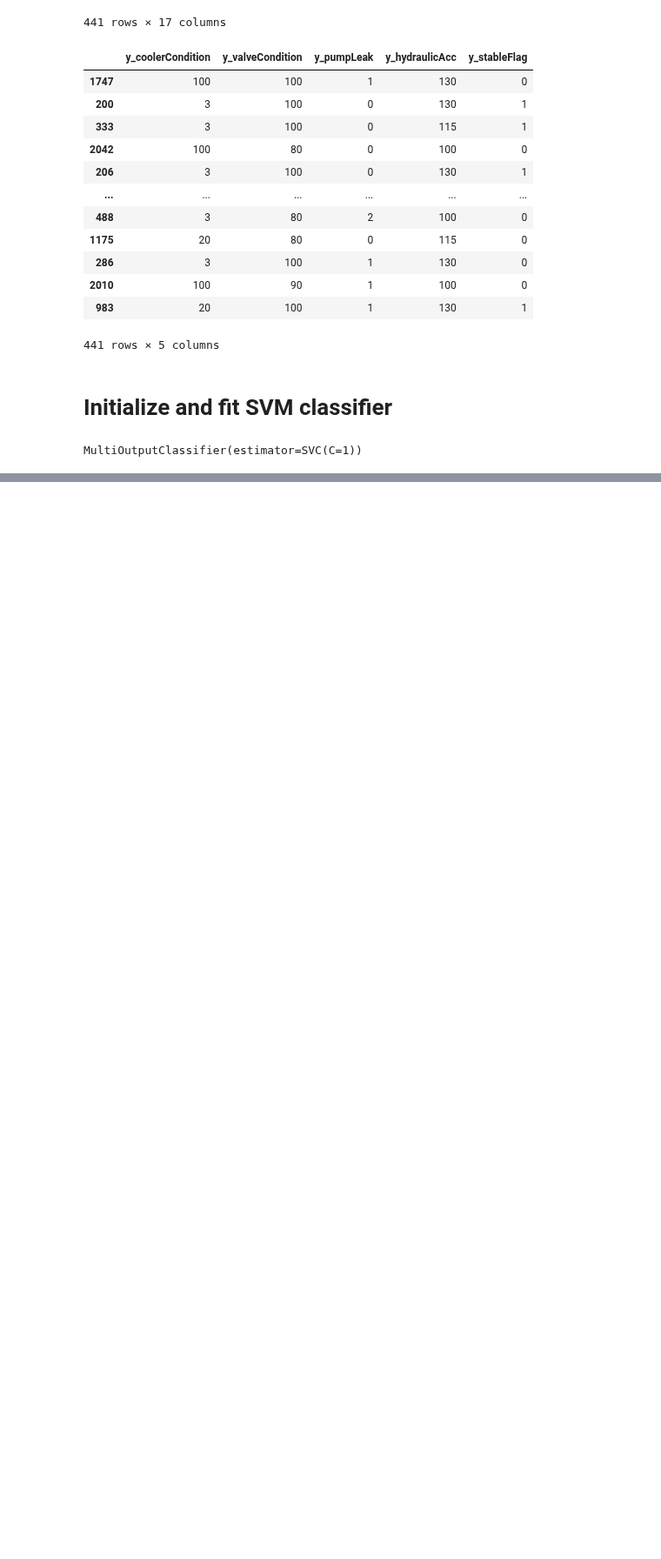
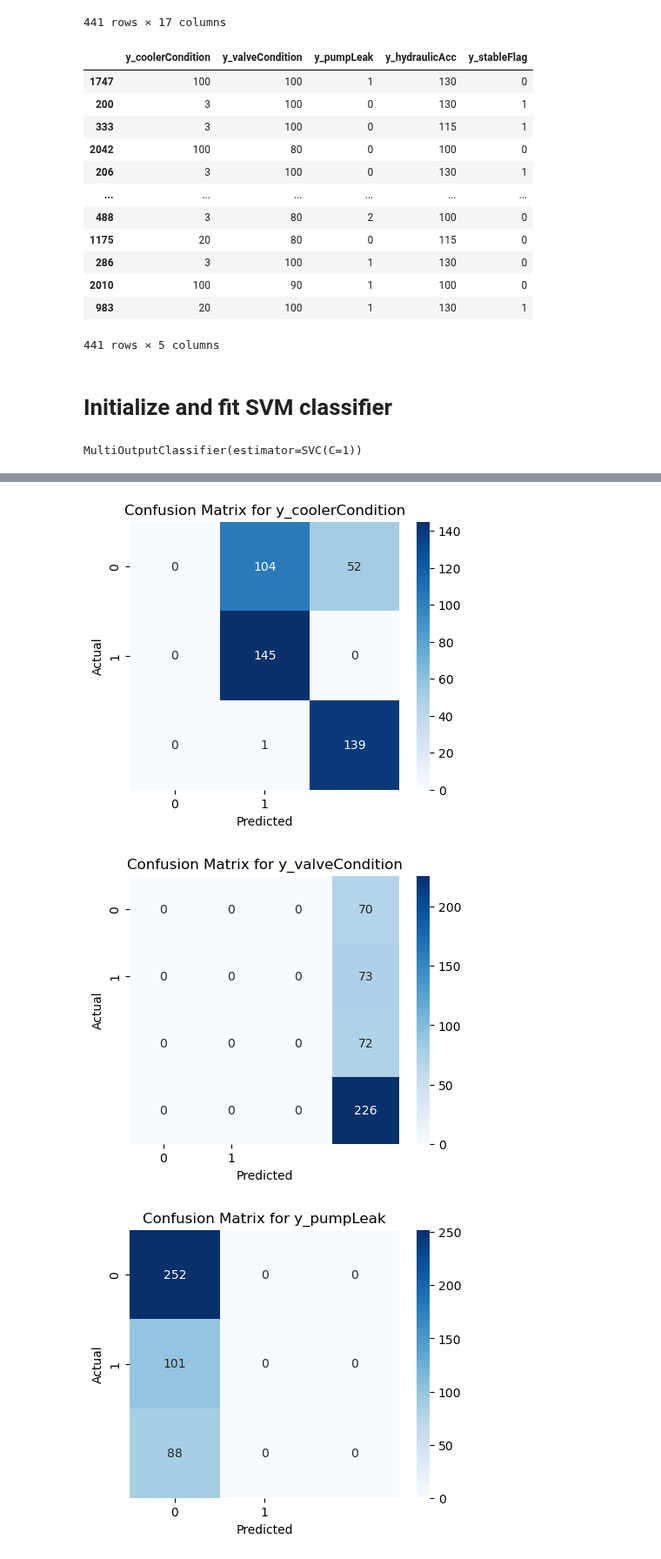
Before and after one commit to ajaykofficial/Machine-Learning, a Jupyter notebook: Condition Monitoring of Hydraulic System/SVM.ipynb, the cells around one changed output, grey strips where cells are left out. Shown at 87% size. Saved outputs shown, nothing was run; the diff lists cells and outputs as text; code cells hidden in the pictures; blank space fills up the shorter version.

Commit message:
Plot confusion matrix for each output variable

```diff
--- a/Condition Monitoring of Hydraulic System/SVM.ipynb
+++ b/Condition Monitoring of Hydraulic System/SVM.ipynb
@@ -187,0 +190,10 @@ array([[100, 100,   0,  90,   0],
+# %%
+accuracies = []
+for i in range(y_test.shape[1]):
+    accuracy_i = accuracy_score(y_test.iloc[:, i], y_pred[:, i])
+    accuracies.append(accuracy_i)
+    print(f"Accuracy for {y_test.columns[i]}: {accuracy_i}")
+
+# Calculate overall accuracy
+overall_accuracy = sum(accuracies) / len(accuracies)
+print(f"Overall Accuracy: {overall_accuracy}")
@@ -187,0 +209,13 @@ array([[100, 100,   0,  90,   0],
+# %%
+for i in range(y_test.shape[1]):
+    cm = confusion_matrix(y_test.iloc[:, i], y_pred[:, i])
+    plt.figure(figsize=(5, 4))
+    sns.heatmap(cm, annot=True, fmt="d", cmap="Blues", xticklabels=['0', '1'], yticklabels=['0', '1'])
+    plt.title(f'Confusion Matrix for {y_test.columns[i]}')
+    plt.xlabel('Predicted')
+    plt.ylabel('Actual')
+    plt.show()
+# %% [output]
+[figure, added]
+[figure, added]
+[figure, added]
```
Also changed, not shown: parts of 10 cells of this notebook.
